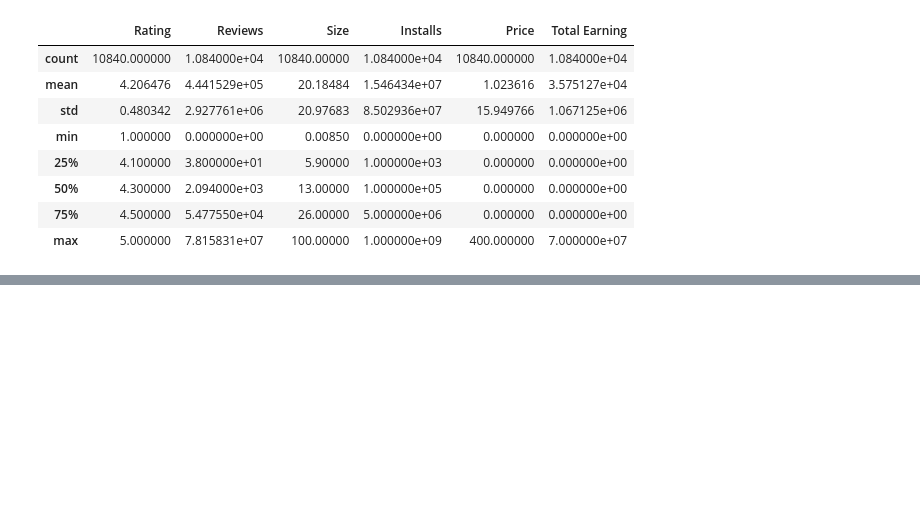
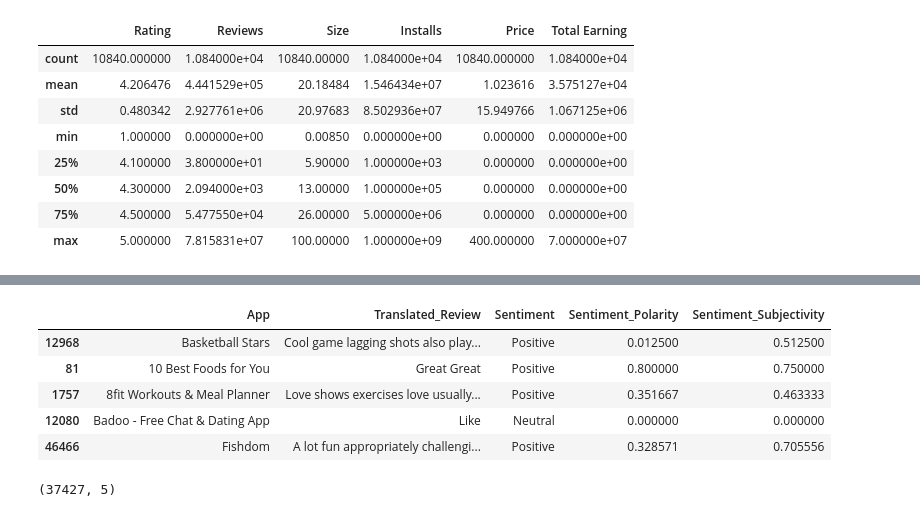
Before and after one commit to harkpun/Google-Play-Store-Analysis, a Jupyter notebook: Play_Store_Analysis.ipynb, the cells around one changed output, grey strips where cells are left out. Saved outputs shown, nothing was run; the diff lists cells and outputs as text; code cells hidden in the pictures; blank space fills up the shorter version.

```diff
--- a/Play_Store_Analysis.ipynb
+++ b/Play_Store_Analysis.ipynb
@@ -366,0 +451,3 @@ ps_df.describe()
+# %%
+# removing all the NaN value rows from user_review dataframe.
+ur_df.dropna(inplace = True)
@@ -366,0 +490,13 @@ ps_df.describe()
+# %%
+ur_df.sample(5)
+# %% [output]
+|  | App | Translated_Review | Sentiment | Sentiment_Polarity | Sentiment_Subjectivity |
+| 12968 | Basketball Stars | Cool game lagging shots also play... | Positive | 0.012500 | 0.512500 |
+| 81 | 10 Best Foods for You | Great Great | Positive | 0.800000 | 0.750000 |
+| 1757 | 8fit Workouts & Meal Planner | Love shows exercises love usually... | Positive | 0.351667 | 0.463333 |
+| 12080 | Badoo - Free Chat & Dating App | Like | Neutral | 0.000000 | 0.000000 |
+| 46466 | Fishdom | A lot fun appropriately challengi... | Positive | 0.328571 | 0.705556 |
+# %%
+ur_df.shape
+# %% [output]
+(37427, 5)
```
Also changed, not shown: parts of 19 cells of this notebook.
